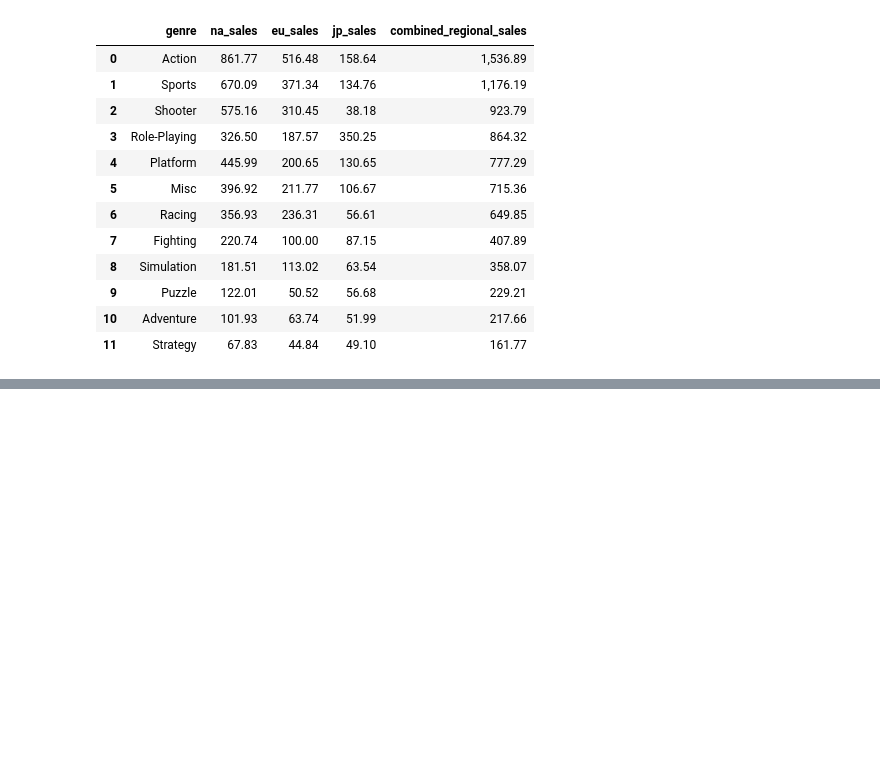
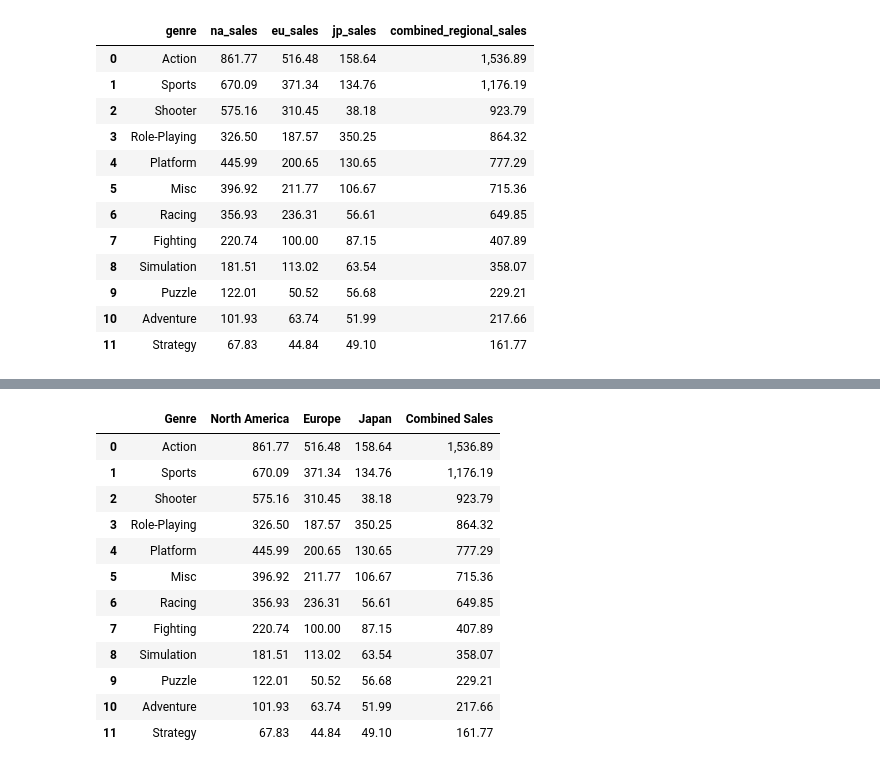
Before and after one commit to tylernsocial/data-analysis-on-the-videogame-industry, a Jupyter notebook: notebooks/research_questions_and_modeling/08_regional_market_preferences.ipynb, the cells around one changed output, grey strips where cells are left out. Cells and saved outputs as stored; diff of their text form; code cells hidden in the pictures; blank space fills up the shorter version.

```diff
--- a/notebooks/research_questions_and_modeling/08_regional_market_preferences.ipynb
+++ b/notebooks/research_questions_and_modeling/08_regional_market_preferences.ipynb
@@ -162,0 +169,27 @@ genre_regional_sales
+# %%
+# Create a presentation-ready version of the regional sales table
+regional_sales_summary = genre_regional_sales.rename(
+    columns={
+        "genre": "Genre",
+        "na_sales": "North America",
+        "eu_sales": "Europe",
+        "jp_sales": "Japan",
+        "combined_regional_sales": "Combined Sales"
+    }
+)
+
+regional_sales_summary
+# %% [output]
+|  | Genre | North America | Europe | Japan | Combined Sales |
+| 0 | Action | 861.77 | 516.48 | 158.64 | 1,536.89 |
+| 1 | Sports | 670.09 | 371.34 | 134.76 | 1,176.19 |
+| 2 | Shooter | 575.16 | 310.45 | 38.18 | 923.79 |
+| 3 | Role-Playing | 326.50 | 187.57 | 350.25 | 864.32 |
+| 4 | Platform | 445.99 | 200.65 | 130.65 | 777.29 |
+| 5 | Misc | 396.92 | 211.77 | 106.67 | 715.36 |
+| 6 | Racing | 356.93 | 236.31 | 56.61 | 649.85 |
+| 7 | Fighting | 220.74 | 100.00 | 87.15 | 407.89 |
+| 8 | Simulation | 181.51 | 113.02 | 63.54 | 358.07 |
+| 9 | Puzzle | 122.01 | 50.52 | 56.68 | 229.21 |
+| 10 | Adventure | 101.93 | 63.74 | 51.99 | 217.66 |
+| 11 | Strategy | 67.83 | 44.84 | 49.10 | 161.77 |
```
Also changed, not shown: parts of 7 cells of this notebook.
